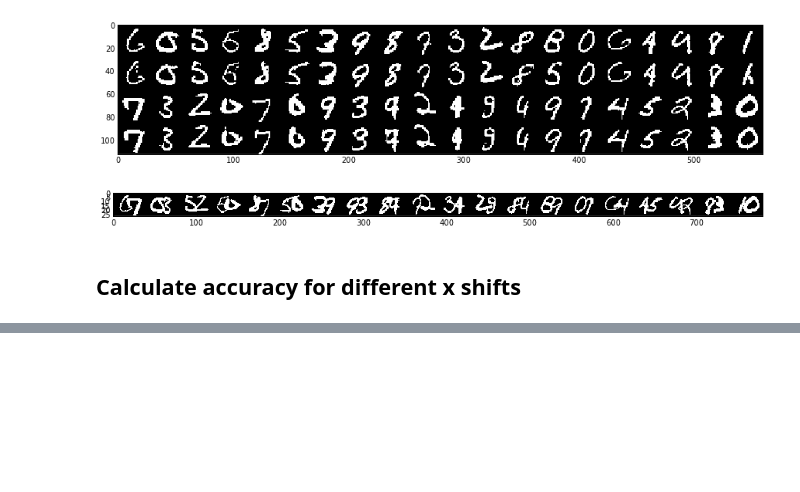
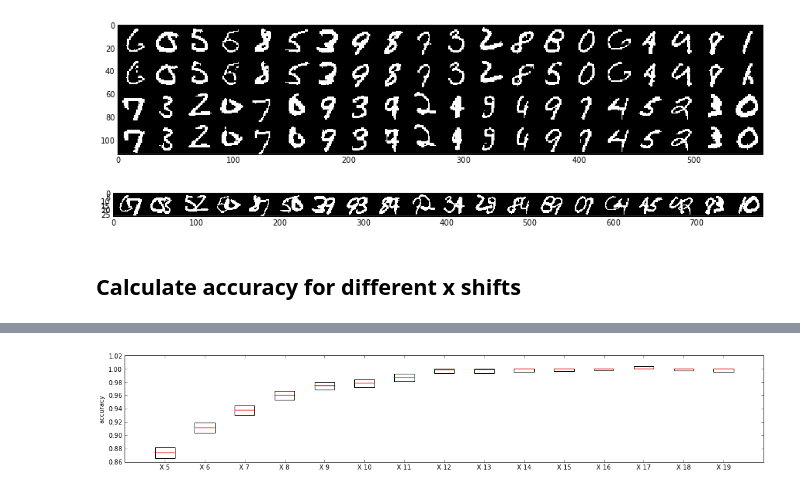
Before and after one commit to surban/ml, a Jupyter notebook: notebooks/orrbm-shift-statistic.ipynb, the cells around one changed output, grey strips where cells are left out. Cells and saved outputs as stored; diff of their text form; code cells hidden in the pictures; blank space fills up the shorter version.

```diff
--- a/notebooks/orrbm-shift-statistic.ipynb
+++ b/notebooks/orrbm-shift-statistic.ipynb
@@ -202,0 +204,5 @@ ty
+# %%
+plt.figsize(18,3)
+rbm.accuracy.plot_accuracies(accs.values()[5:20])
+# %% [output]
+[figure, added]
```
Also changed, not shown: parts of 4 cells of this notebook, 3 other files.
